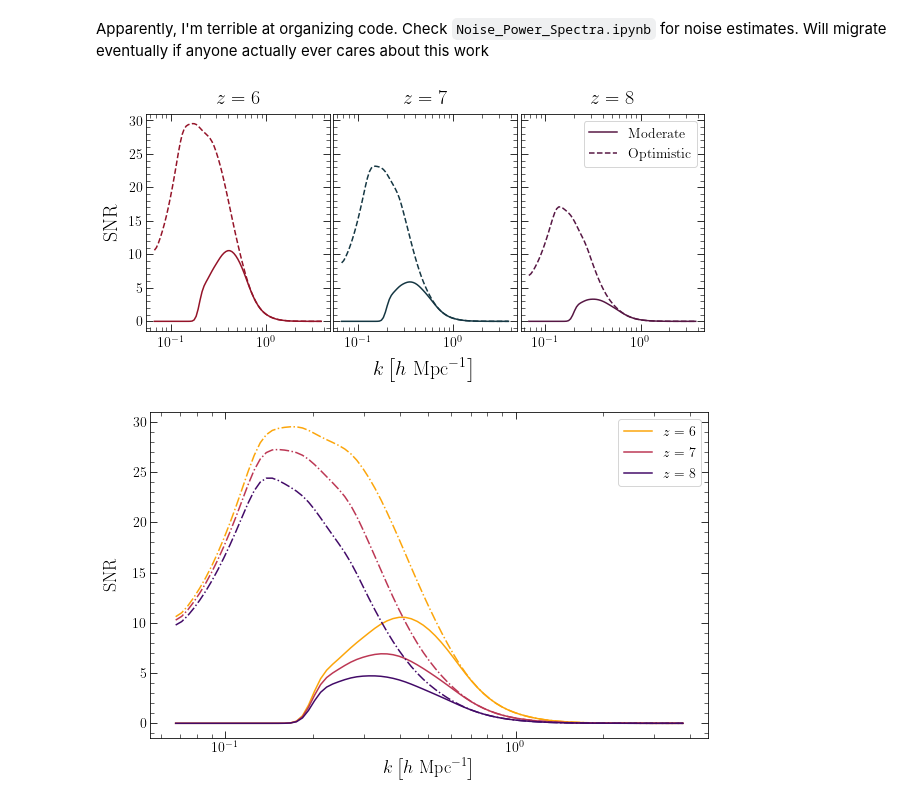
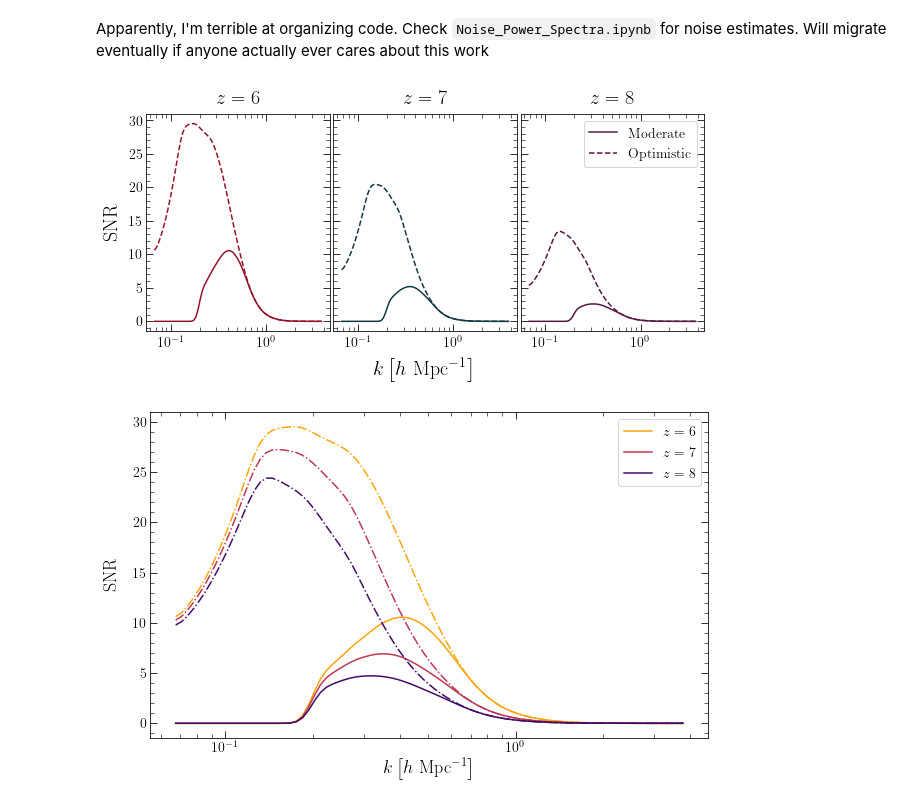
Before and after one commit to tacox5/Senior_Thesis, a Jupyter notebook: notebooks/Thesis_Plots.ipynb, the cells around one changed output. Saved outputs shown, nothing was run; the diff lists cells and outputs as text; code cells hidden in the pictures.

```diff
--- a/notebooks/Thesis_Plots.ipynb
+++ b/notebooks/Thesis_Plots.ipynb
@@ -354,35 +354,35 @@ mod_files.sort()
 fig, axs = plt.subplots(1, 3, figsize = (10, 4), sharey = True)
 axs = axs.ravel()
 
-s = [0.7, 0.85, 1.][::-1]
+s = [0.55, 0.75, 1.][::-1]
 
 for i in range(len(mod_files)):
     mod = np.load(mod_files[i])
     opt = np.load(opt_files[i])
     axs[i].plot(mod['ks'], gaussian_filter1d(np.abs(mod['xps']) / mod['noise'], 1.5) * s[i],
                 color = colors[i], label = 'Moderate')
     axs[i].plot(opt['ks'], gaussian_filter1d(np.abs(opt['xps']) / opt['noise'], 1.5) * s[i],
                 color = colors[i], linestyle = '--', label = 'Optimistic')
     axs[i].set_xscale('log')
     axs[i].tick_params(axis='both', which='major', labelsize=14)
     axs[i].tick_params(axis='x', pad = 6)
 
     if i == 0:
         axs[i].set_ylabel('SNR', fontsize = 20, labelpad = 8)
 
     if i == 1:
         axs[i].set_xlabel(r'$k \left[h \ \mathrm{Mpc}^{-1} \right]$', fontsize = 20, labelpad = 8)
 
     if i == 2:
         axs[i].legend(fontsize = 14)
 
     axs[i].set_title(r'$z = {}$'.format(6 + i), fontsize = 20, pad = 10)
 
 plt.subplots_adjust(wspace = 0.02)
 plt.savefig('../documents/images/xcorr_snr.pdf', dpi = 500, bbox_inches = 'tight')
 #plt.show()
 # %% [output]
-[figure, old version]
+[figure, new version]
 # %%
 z = [6,7,8]
 plt.figure(figsize=(10,6))
```
Also changed, not shown: parts of 1 cell of this notebook, 28 other files.
